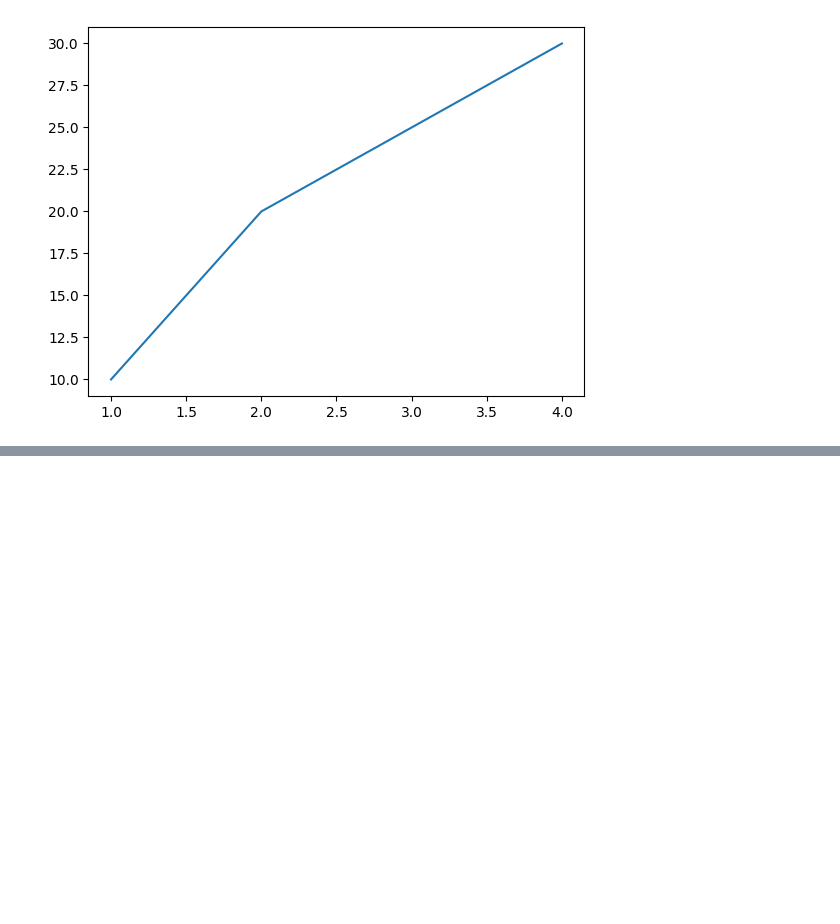
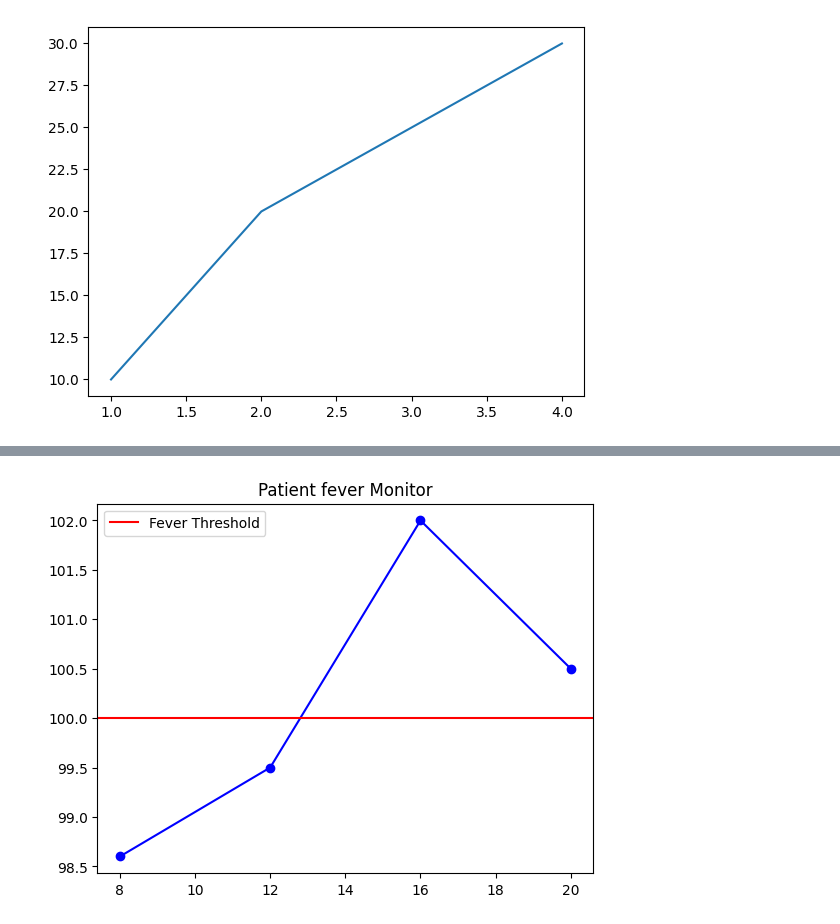
Before and after one commit to Vishvambar/machine_learning, a Jupyter notebook: matplotlib/intro.ipynb, the cells around one changed output, grey strips where cells are left out. Drawn from its saved outputs; the diff is of its cells as text; code cells hidden in the pictures; blank space fills up the shorter version.

```diff
--- a/matplotlib/intro.ipynb
+++ b/matplotlib/intro.ipynb
@@ -10,0 +22,11 @@ plt.show()
+# %%
+Time = [8,12,16,20]
+Temp = [98.6, 99.5, 102.0, 100.5]
+# %%
+plt.plot(Time, Temp, color = 'blue' , marker='o')
+plt.title("Patient fever Monitor")
+plt.axhline(y=100 ,   color ='red' ,label = "Fever Threshold" )
+plt.legend()
+plt.show()
+# %% [output]
+[figure, added]
```
Also changed, not shown: parts of 1 cell of this notebook.
